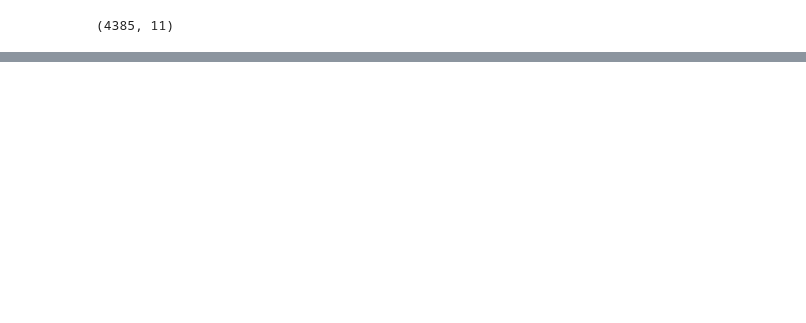
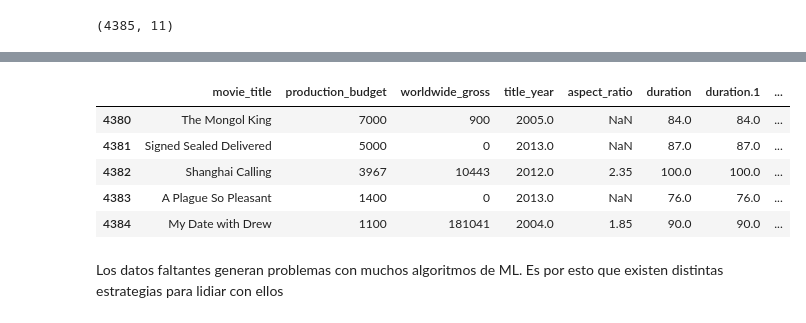
Before and after one commit to Kaiziferr/MachineLearningAplicate, a Jupyter notebook: Preparación de los datos.ipynb, the cells around one changed output, grey strips where cells are left out. Drawn from its saved outputs; the diff is of its cells as text; code cells hidden in the pictures; blank space fills up the shorter version.

```diff
--- a/Preparación de los datos.ipynb
+++ b/Preparación de los datos.ipynb
@@ -434,3 +434,9 @@ datafram_numerico2.head()
 | 2 | Pirates of the Caribbean: At Worl... | 300000000 | 963420425 | 2007.0 | 2.35 | 169.0 | 169.0 | ... |
 | 3 | Spectre | 300000000 | 879620923 | 2015.0 | 2.35 | 148.0 | 148.0 | ... |
 | 4 | The Dark Knight Rises | 275000000 | 1084439099 | 2012.0 | 2.35 | 164.0 | 164.0 | ... |
+# %%
+# El profesor se le olvido explicar esto, pero hace merge con otra base de datos
+gross_opening = pd.read_csv('./opening_df.csv')
+#Eliminaremos la columna  	Unnamed: 0
+gross_opening = gross_opening.drop('Unnamed: 0',axis=1)
+gross_opening.head()
@@ -436,0 +450,13 @@ datafram_numerico2.head()
+# %%
+#Le hacemos un merge a nuestro dataframe
+datafram_numerico2 = pd.merge(datafram_numerico2,gross_opening,on='movie_title',how='left')
+datafram_numerico2.tail()
+# %% [output]
+|  | movie_title | production_budget | worldwide_gross | title_year | aspect_ratio | duration | duration.1 | ... |
+| 4380 | The Mongol King | 7000 | 900 | 2005.0 | NaN | 84.0 | 84.0 | ... |
+| 4381 | Signed Sealed Delivered | 5000 | 0 | 2013.0 | NaN | 87.0 | 87.0 | ... |
+| 4382 | Shanghai Calling | 3967 | 10443 | 2012.0 | 2.35 | 100.0 | 100.0 | ... |
+| 4383 | A Plague So Pleasant | 1400 | 0 | 2013.0 | NaN | 76.0 | 76.0 | ... |
+| 4384 | My Date with Drew | 1100 | 181041 | 2004.0 | 1.85 | 90.0 | 90.0 | ... |
+# %% [markdown]
+Los datos faltantes generan problemas con muchos algoritmos de ML. Es por esto que existen distintas estrategias para lidiar con ellos
```
Also changed, not shown: parts of 18 cells of this notebook, 3 other files.
